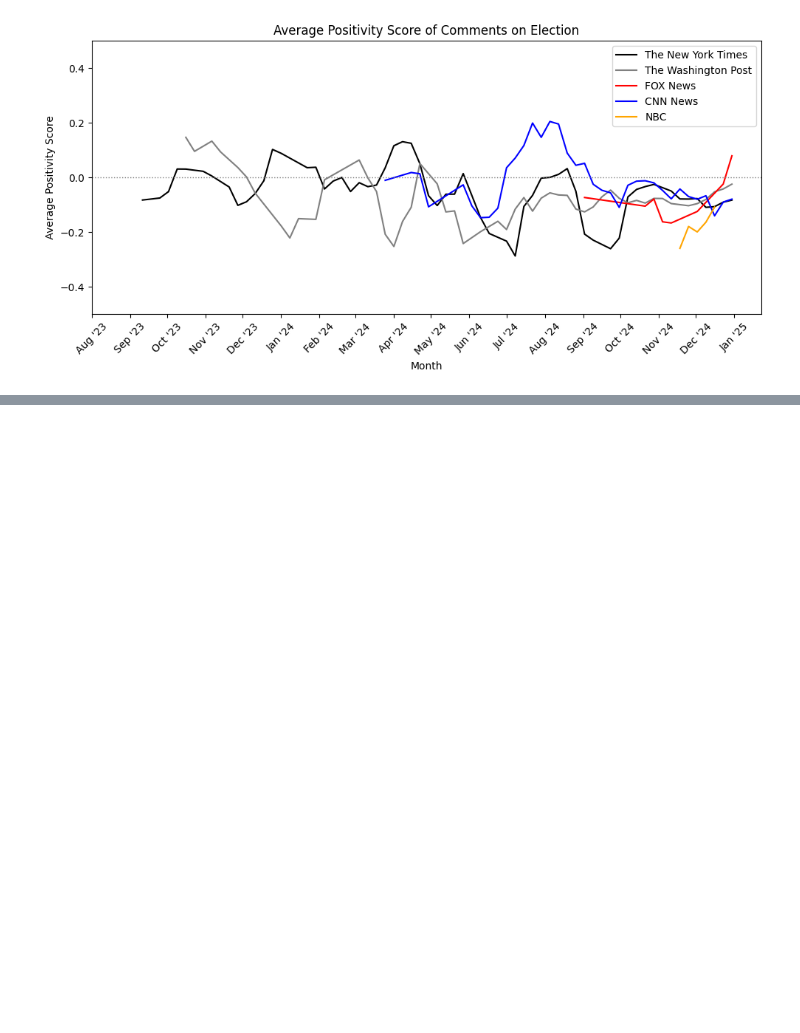
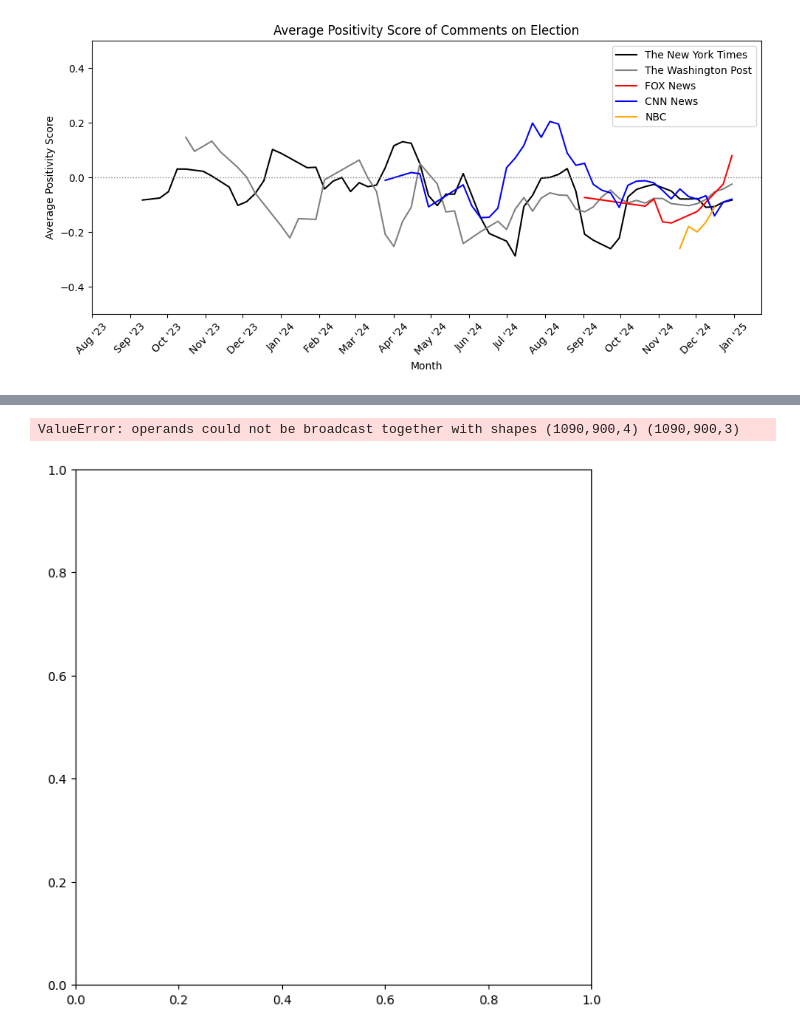
Before and after one commit to GustavoHessVL/BlueSky---WebScraping-, a Jupyter notebook: DataAnal.ipynb, the cells around one changed output, grey strips where cells are left out. Cells and saved outputs as stored; diff of their text form; code cells hidden in the pictures; blank space fills up the shorter version.

```diff
--- a/DataAnal.ipynb
+++ b/DataAnal.ipynb
@@ -460,0 +767,28 @@ plt.show()
+# %%
+import numpy as np
+from PIL import Image
+from wordcloud import WordCloud
+import matplotlib.pyplot as plt
+
+# 1. Load your mask PNG (should be RGBA if you want transparency)
+mask_image = np.array(Image.open('trump.png'))
+
+# 2. Generate the word cloud
+wordcloud = WordCloud(
+    width=800,
+    height=400,
+    mode='RGBA',                  # Use RGBA if you want to keep transparency
+    background_color=None,        # Set background to None to keep it transparent
+    mask=mask_image,              # Apply the mask
+    contour_width=3,             # Optional: add a border around the text shape
+    contour_color='black'        # Optional: border color
+).generate_from_frequencies(word_counts)
+
+# 3. Display the generated image
+plt.figure(figsize=(15, 7.5))
+plt.imshow(wordcloud, interpolation='bilinear')
+plt.axis('off')
+plt.show()
+# %% [output]
+ValueError: operands could not be broadcast together with shapes (1090,900,4) (1090,900,3)
+[figure, added]
```
Also changed, not shown: parts of 8 cells of this notebook.
